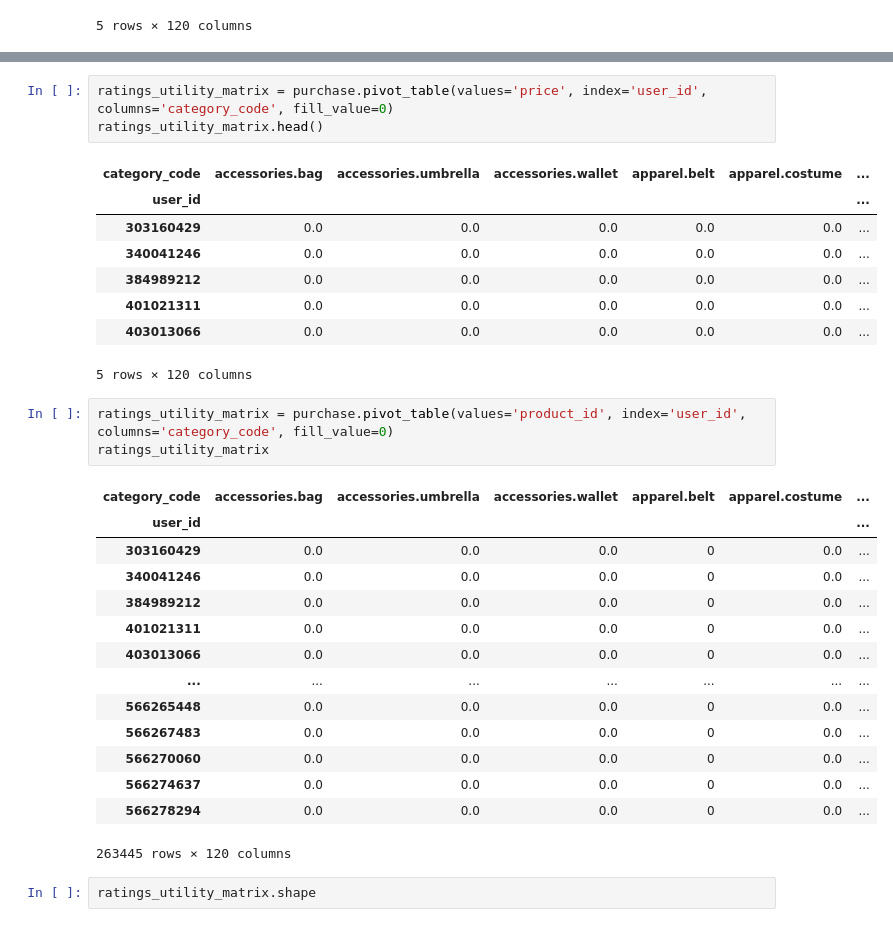
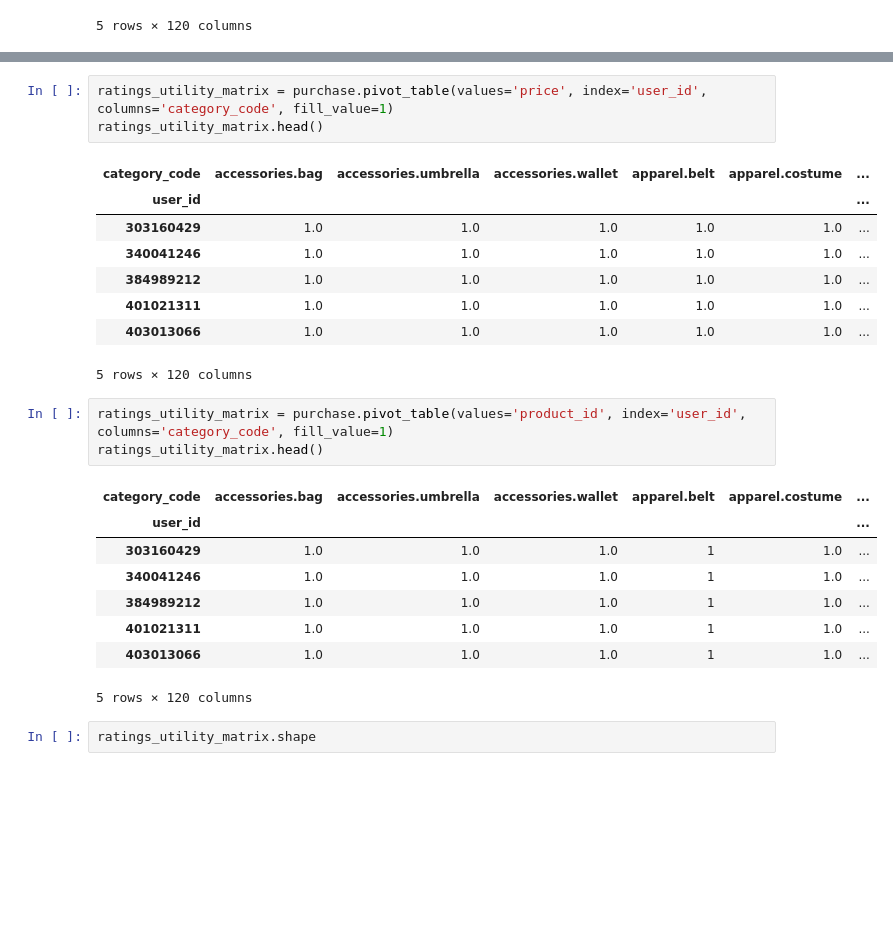
Before and after one commit to Senoirpro/Product-recommendation-for-e-commerce, a Jupyter notebook: senoir_last.ipynb, the cells around one changed output, grey strips where cells are left out. Saved outputs shown, nothing was run; the diff lists cells and outputs as text; blank space fills up the shorter version.

```diff
--- a/senoir_last.ipynb
+++ b/senoir_last.ipynb
@@ -797,33 +633,27 @@ rm.head()
 # %%
-ratings_utility_matrix = purchase.pivot_table(values='price', index='user_id', columns='category_code', fill_value=0)
+ratings_utility_matrix = purchase.pivot_table(values='price', index='user_id', columns='category_code', fill_value=1)
 ratings_utility_matrix.head()
 # %% [output]
 | category_code | accessories.bag | accessories.umbrella | accessories.wallet | apparel.belt | apparel.costume | ... |
 | user_id |  |  |  |  |  | ... |
-| 303160429 | 0.0 | 0.0 | 0.0 | 0.0 | 0.0 | ... |
-| 340041246 | 0.0 | 0.0 | 0.0 | 0.0 | 0.0 | ... |
-| 384989212 | 0.0 | 0.0 | 0.0 | 0.0 | 0.0 | ... |
-| 401021311 | 0.0 | 0.0 | 0.0 | 0.0 | 0.0 | ... |
-| 403013066 | 0.0 | 0.0 | 0.0 | 0.0 | 0.0 | ... |
+| 303160429 | 1.0 | 1.0 | 1.0 | 1.0 | 1.0 | ... |
+| 340041246 | 1.0 | 1.0 | 1.0 | 1.0 | 1.0 | ... |
+| 384989212 | 1.0 | 1.0 | 1.0 | 1.0 | 1.0 | ... |
+| 401021311 | 1.0 | 1.0 | 1.0 | 1.0 | 1.0 | ... |
+| 403013066 | 1.0 | 1.0 | 1.0 | 1.0 | 1.0 | ... |
 5 rows × 120 columns
 # %%
-ratings_utility_matrix = purchase.pivot_table(values='product_id', index='user_id', columns='category_code', fill_value=0)
-ratings_utility_matrix
+ratings_utility_matrix = purchase.pivot_table(values='product_id', index='user_id', columns='category_code', fill_value=1)
+ratings_utility_matrix.head()
 # %% [output]
 | category_code | accessories.bag | accessories.umbrella | accessories.wallet | apparel.belt | apparel.costume | ... |
 | user_id |  |  |  |  |  | ... |
-| 303160429 | 0.0 | 0.0 | 0.0 | 0 | 0.0 | ... |
-| 340041246 | 0.0 | 0.0 | 0.0 | 0 | 0.0 | ... |
-| 384989212 | 0.0 | 0.0 | 0.0 | 0 | 0.0 | ... |
-| 401021311 | 0.0 | 0.0 | 0.0 | 0 | 0.0 | ... |
-| 403013066 | 0.0 | 0.0 | 0.0 | 0 | 0.0 | ... |
-| ... | ... | ... | ... | ... | ... | ... |
-| 566265448 | 0.0 | 0.0 | 0.0 | 0 | 0.0 | ... |
-| 566267483 | 0.0 | 0.0 | 0.0 | 0 | 0.0 | ... |
-| 566270060 | 0.0 | 0.0 | 0.0 | 0 | 0.0 | ... |
-| 566274637 | 0.0 | 0.0 | 0.0 | 0 | 0.0 | ... |
-| 566278294 | 0.0 | 0.0 | 0.0 | 0 | 0.0 | ... |
+| 303160429 | 1.0 | 1.0 | 1.0 | 1 | 1.0 | ... |
+| 340041246 | 1.0 | 1.0 | 1.0 | 1 | 1.0 | ... |
+| 384989212 | 1.0 | 1.0 | 1.0 | 1 | 1.0 | ... |
+| 401021311 | 1.0 | 1.0 | 1.0 | 1 | 1.0 | ... |
+| 403013066 | 1.0 | 1.0 | 1.0 | 1 | 1.0 | ... |
-263445 rows × 120 columns
+5 rows × 120 columns
 # %%
 ratings_utility_matrix.shape
 # %% [output]
```
Also changed, not shown: parts of 25 cells of this notebook.
